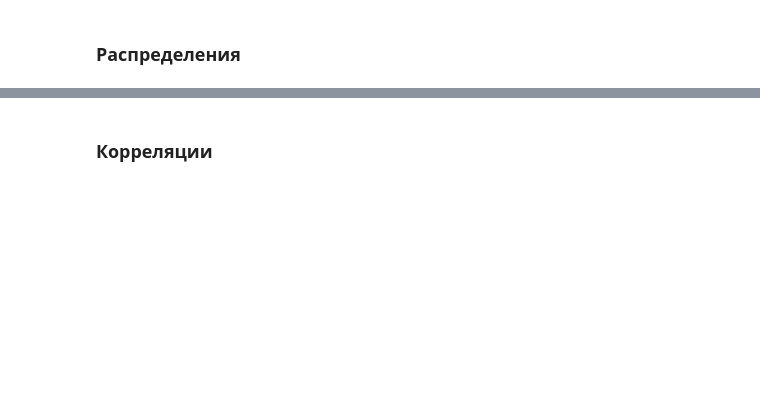
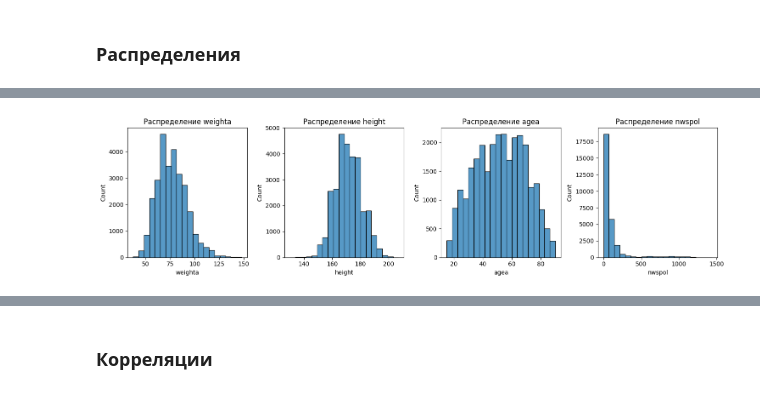
Before and after one commit to AnnaNebuko/ABD-PRJ-25-2team-HAPPINESS, a Jupyter notebook: EDA.ipynb, the cells around one changed output, grey strips where cells are left out. Saved outputs shown, nothing was run; the diff lists cells and outputs as text; code cells hidden in the pictures; blank space fills up the shorter version.

```diff
--- a/EDA.ipynb
+++ b/EDA.ipynb
@@ -18,5 +72,6 @@ data.head(3)
 # %%
 data = data.drop('Unnamed: 0', axis=1)
+data = data.drop(columns = ['sclmeet.1','yrbrn'], axis=1)
 # %%
 data.info()
 # %% [output]
@@ -122,0 +283,12 @@ for column in columns_to_plot:
+# %%
+plt.figure(figsize=(15, 4))
+
+for i, column in enumerate(data_20[['weighta','height', 'agea','nwspol']], 1):
+    plt.subplot(1, 4, i)
+    sns.histplot(x=column, data=data_20, bins=20)
+    plt.title(f'Распределение {column}')
+
+plt.tight_layout()
+plt.show()
+# %% [output]
+[figure, added]
```
Also changed, not shown: parts of 64 cells of this notebook.
